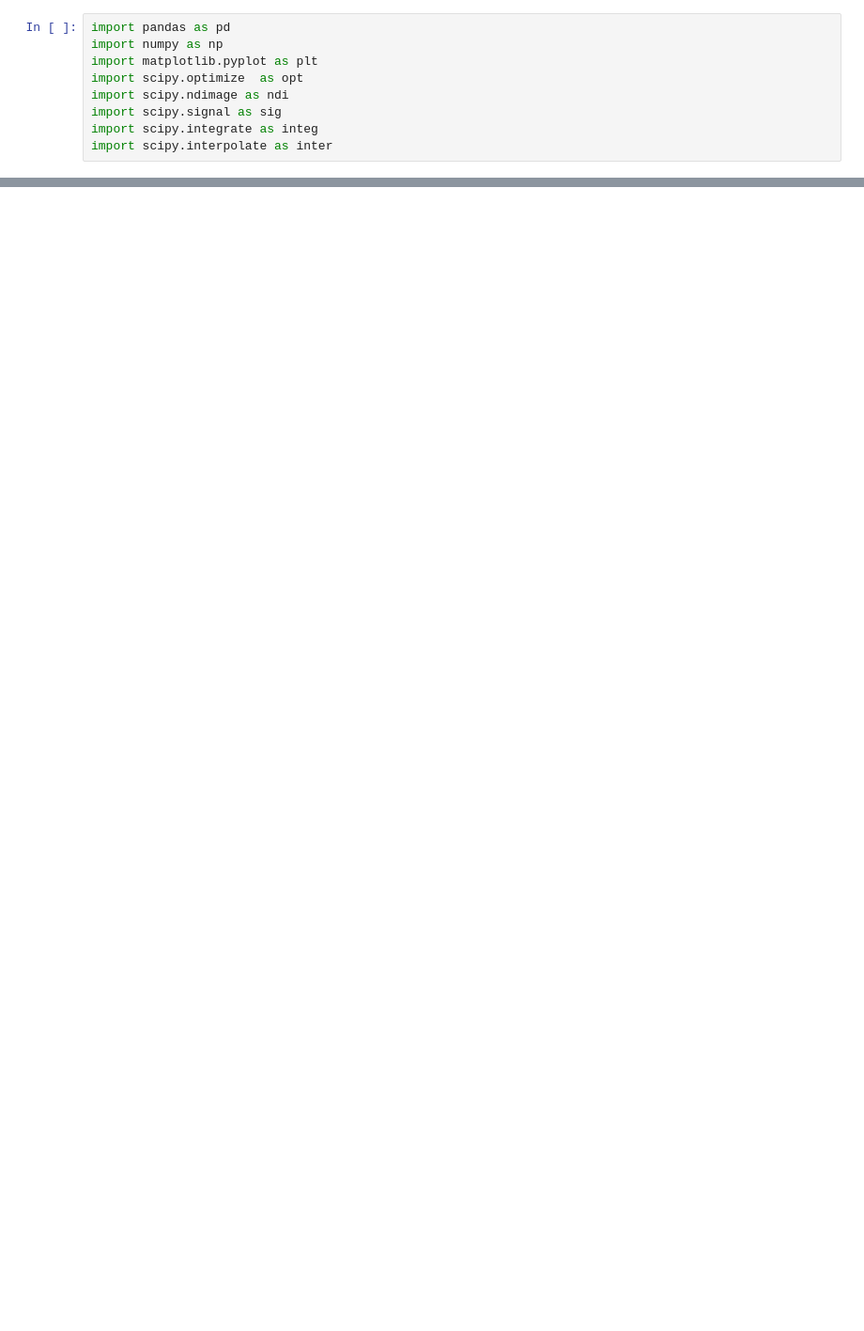
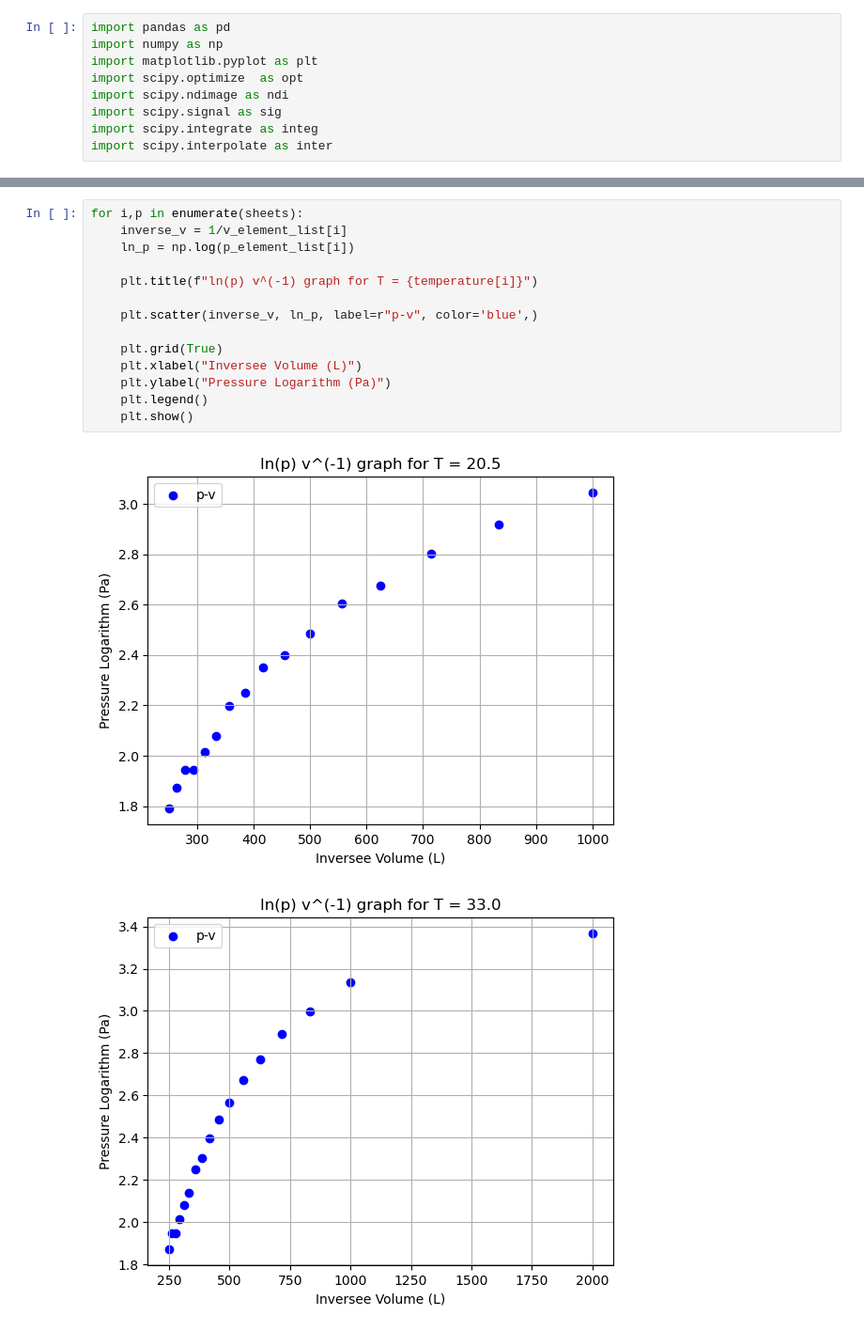
Before and after one commit to nomushu/Experiment-6, a Jupyter notebook: Jupyter code.ipynb, the cells around one changed output, grey strips where cells are left out. Shown at 94% size. Cells and saved outputs as stored; diff of their text form; blank space fills up the shorter version.

Commit message:
inverse & ln

```diff
--- a/Jupyter code.ipynb
+++ b/Jupyter code.ipynb
@@ -253,0 +245,17 @@ Spinodal points:
+# %%
+for i,p in enumerate(sheets):
+    inverse_v = 1/v_element_list[i]
+    ln_p = np.log(p_element_list[i])
+
+    plt.title(f"ln(p) v^(-1) graph for T = {temperature[i]}")
+
+    plt.scatter(inverse_v, ln_p, label=r"p-v", color='blue',)
+
+    plt.grid(True)
+    plt.xlabel("Inversee Volume (L)")
+    plt.ylabel("Pressure Logarithm (Pa)")
+    plt.legend()
+    plt.show()
+# %% [output]
+[figure, added]
+[figure, added]
```
Also changed, not shown: parts of 3 cells of this notebook.
